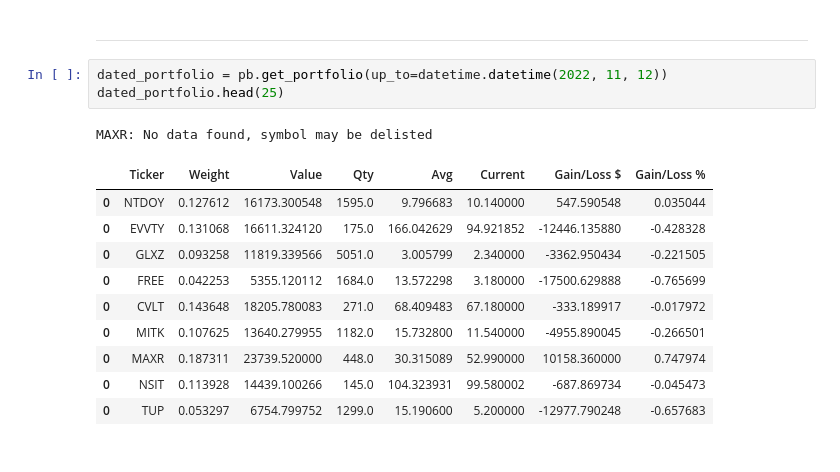
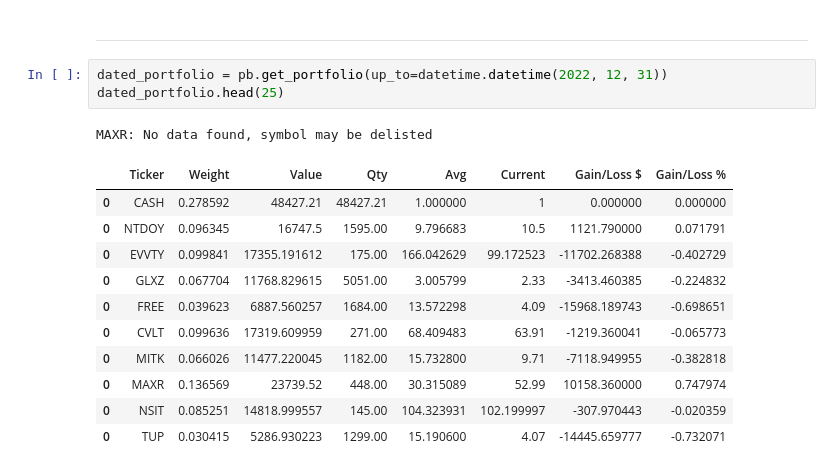
Before and after one commit to milesChild/svf_code, a Jupyter notebook: notebooks/port_review.ipynb, the cells around one changed output. Cells and saved outputs as stored; diff of their text form.

```diff
--- a/notebooks/port_review.ipynb
+++ b/notebooks/port_review.ipynb
@@ -169,17 +169,18 @@ vot.head()
 # %% [markdown]
 ________
 # %%
-dated_portfolio = pb.get_portfolio(up_to=datetime.datetime(2022, 11, 12))
+dated_portfolio = pb.get_portfolio(up_to=datetime.datetime(2022, 12, 31))
 dated_portfolio.head(25)
 # %% [output]
 MAXR: No data found, symbol may be delisted
 |  | Ticker | Weight | Value | Qty | Avg | Current | Gain/Loss $ | Gain/Loss % |
-| 0 | NTDOY | 0.127612 | 16173.300548 | 1595.0 | 9.796683 | 10.140000 | 547.590548 | 0.035044 |
-| 0 | EVVTY | 0.131068 | 16611.324120 | 175.0 | 166.042629 | 94.921852 | -12446.135880 | -0.428328 |
-| 0 | GLXZ | 0.093258 | 11819.339566 | 5051.0 | 3.005799 | 2.340000 | -3362.950434 | -0.221505 |
-| 0 | FREE | 0.042253 | 5355.120112 | 1684.0 | 13.572298 | 3.180000 | -17500.629888 | -0.765699 |
-| 0 | CVLT | 0.143648 | 18205.780083 | 271.0 | 68.409483 | 67.180000 | -333.189917 | -0.017972 |
-| 0 | MITK | 0.107625 | 13640.279955 | 1182.0 | 15.732800 | 11.540000 | -4955.890045 | -0.266501 |
-| 0 | MAXR | 0.187311 | 23739.520000 | 448.0 | 30.315089 | 52.990000 | 10158.360000 | 0.747974 |
-| 0 | NSIT | 0.113928 | 14439.100266 | 145.0 | 104.323931 | 99.580002 | -687.869734 | -0.045473 |
-| 0 | TUP | 0.053297 | 6754.799752 | 1299.0 | 15.190600 | 5.200000 | -12977.790248 | -0.657683 |
+| 0 | CASH | 0.278592 | 48427.21 | 48427.21 | 1.000000 | 1 | 0.000000 | 0.000000 |
+| 0 | NTDOY | 0.096345 | 16747.5 | 1595.00 | 9.796683 | 10.5 | 1121.790000 | 0.071791 |
+| 0 | EVVTY | 0.099841 | 17355.191612 | 175.00 | 166.042629 | 99.172523 | -11702.268388 | -0.402729 |
+| 0 | GLXZ | 0.067704 | 11768.829615 | 5051.00 | 3.005799 | 2.33 | -3413.460385 | -0.224832 |
+| 0 | FREE | 0.039623 | 6887.560257 | 1684.00 | 13.572298 | 4.09 | -15968.189743 | -0.698651 |
+| 0 | CVLT | 0.099636 | 17319.609959 | 271.00 | 68.409483 | 63.91 | -1219.360041 | -0.065773 |
+| 0 | MITK | 0.066026 | 11477.220045 | 1182.00 | 15.732800 | 9.71 | -7118.949955 | -0.382818 |
+| 0 | MAXR | 0.136569 | 23739.52 | 448.00 | 30.315089 | 52.99 | 10158.360000 | 0.747974 |
+| 0 | NSIT | 0.085251 | 14818.999557 | 145.00 | 104.323931 | 102.199997 | -307.970443 | -0.020359 |
+| 0 | TUP | 0.030415 | 5286.930223 | 1299.00 | 15.190600 | 4.07 | -14445.659777 | -0.732071 |
```
Also changed, not shown: parts of 16 cells of this notebook, 10 other files.
